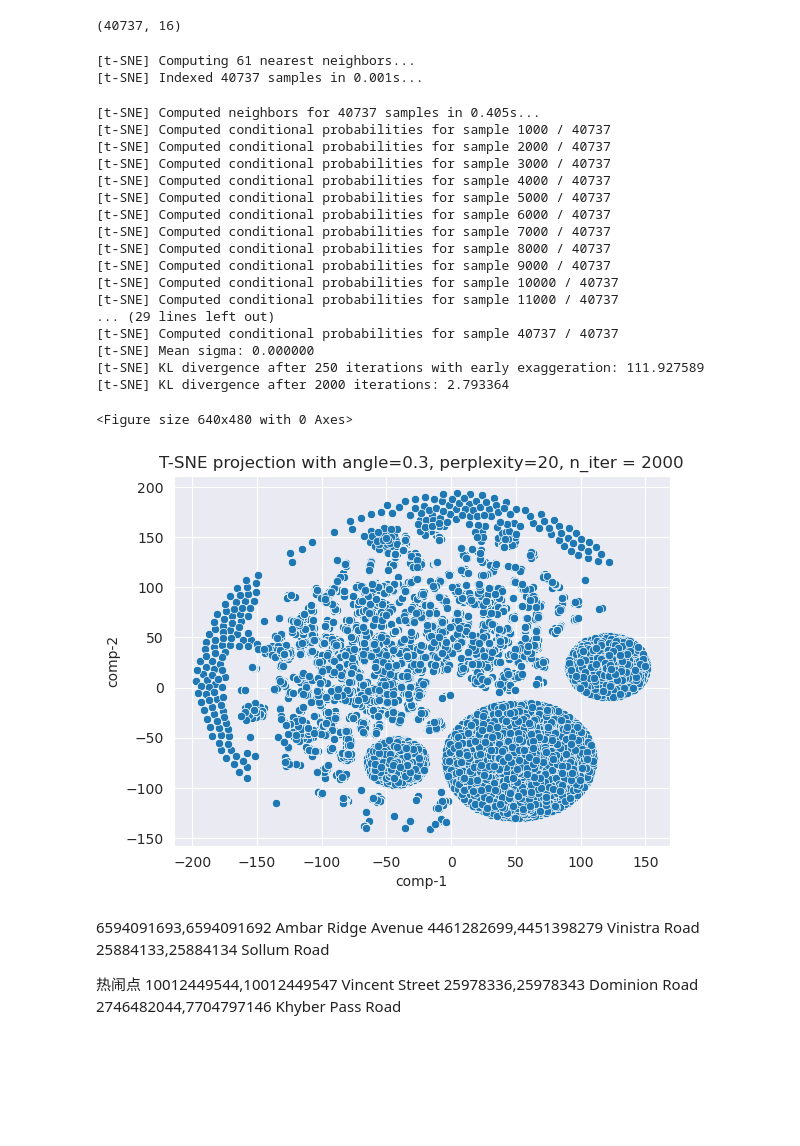
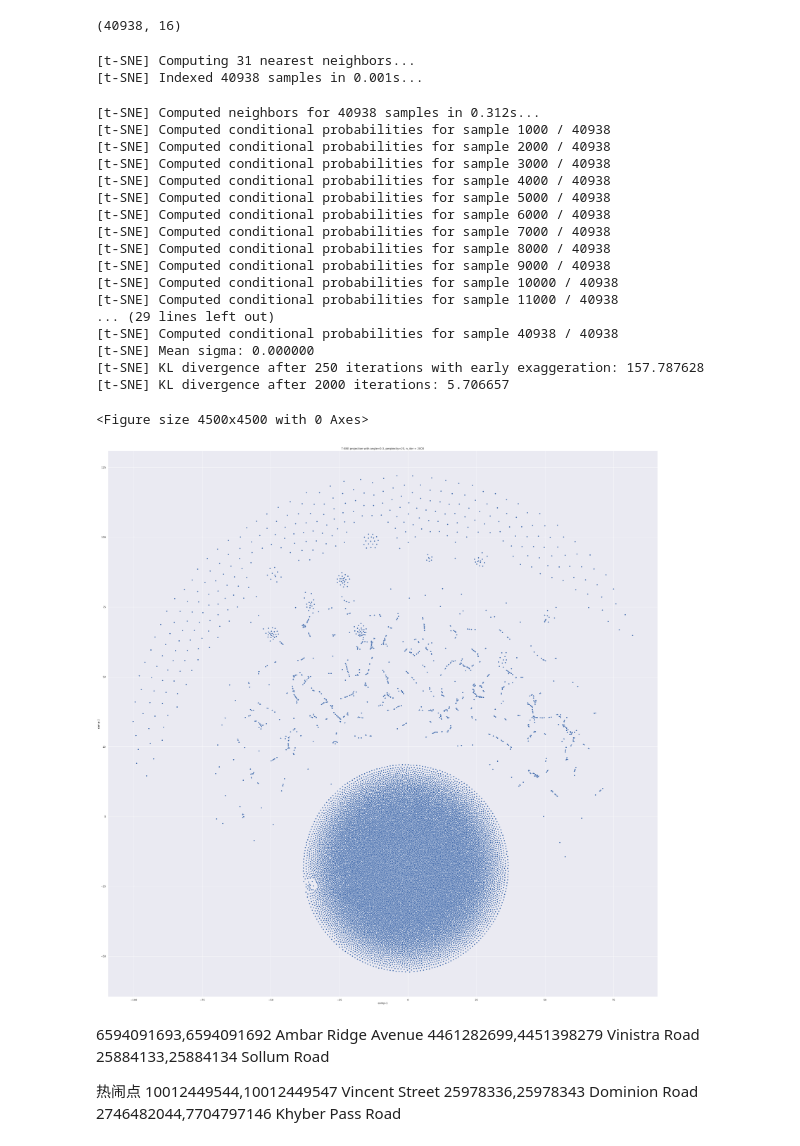
Before and after one commit to masonyc/uoa_789, a Jupyter notebook: src/Tuned_visualized_embedding.ipynb, the cells around one changed output. Cells and saved outputs as stored; diff of their text form; code cells hidden in the pictures; blank space fills up the shorter version.

```diff
--- a/src/Tuned_visualized_embedding.ipynb
+++ b/src/Tuned_visualized_embedding.ipynb
@@ -12,7 +12,7 @@ def find_embedding_for_property(property_df,street_df,emb_df):
     output_df = property_df.merge(street_with_embedding,on=["street_sources","street_targets"])
     return output_df
 # %%
-akl_embedding_df = pd.read_csv(f"./outputs/akl_embedding_1667716704.csv")
+akl_embedding_df = pd.read_csv(f"./outputs/akl_embedding_1668394483.csv")
 AKL_df = pd.read_csv(f"{output_path}/datasets/property_data_with_street.csv",encoding='latin1')
 AKL_df = AKL_df.drop(['Unnamed: 0'],axis=1)
 embedding_size = akl_embedding_df.shape[1]
@@ -26,39 +26,39 @@ AKL_df = find_embedding_for_property(AKL_df,akl_street_nodes_df,akl_embedding_df
 tsne_embedding_df = AKL_df[AKL_df.columns.intersection(akl_embedding_df.columns)]
 print(tsne_embedding_df.shape)
 # %% [output]
-(40737, 16)
+(40938, 16)
 # %%
-tsne_embedded = TSNE(n_components=2,learning_rate='auto',angle=0.3,n_iter=2000, perplexity=20,random_state=RANDOM_STATE,verbose=1,n_jobs=-1).fit_transform(tsne_embedding_df.copy())
+tsne_embedded = TSNE(n_components=2,learning_rate='auto',angle=0.3,n_iter=2000, perplexity=10,random_state=RANDOM_STATE,verbose=1,n_jobs=-1).fit_transform(tsne_embedding_df.copy())
 
 df = pd.DataFrame()
 df["comp-1"] = tsne_embedded[:,0]
 df["comp-2"] = tsne_embedded[:,1]
 plt.clf()
 plt.figure()
 sns.scatterplot(x="comp-1", y="comp-2", data=df).set(title=f"T-SNE projection with angle=0.3, perplexity={20}, n_iter = {2000}")
 plt.savefig(f"./outputs/visualized_embedding_final.pdf")
 # %% [output]
-[t-SNE] Computing 61 nearest neighbors...
-[t-SNE] Indexed 40737 samples in 0.001s...
+[t-SNE] Computing 31 nearest neighbors...
+[t-SNE] Indexed 40938 samples in 0.001s...
-[t-SNE] Computed neighbors for 40737 samples in 0.405s...
-[t-SNE] Computed conditional probabilities for sample 1000 / 40737
-[t-SNE] Computed conditional probabilities for sample 2000 / 40737
-[t-SNE] Computed conditional probabilities for sample 3000 / 40737
-[t-SNE] Computed conditional probabilities for sample 4000 / 40737
-[t-SNE] Computed conditional probabilities for sample 5000 / 40737
-[t-SNE] Computed conditional probabilities for sample 6000 / 40737
-[t-SNE] Computed conditional probabilities for sample 7000 / 40737
-[t-SNE] Computed conditional probabilities for sample 8000 / 40737
-[t-SNE] Computed conditional probabilities for sample 9000 / 40737
-[t-SNE] Computed conditional probabilities for sample 10000 / 40737
-[t-SNE] Computed conditional probabilities for sample 11000 / 40737
+[t-SNE] Computed neighbors for 40938 samples in 0.312s...
+[t-SNE] Computed conditional probabilities for sample 1000 / 40938
+[t-SNE] Computed conditional probabilities for sample 2000 / 40938
+[t-SNE] Computed conditional probabilities for sample 3000 / 40938
+[t-SNE] Computed conditional probabilities for sample 4000 / 40938
+[t-SNE] Computed conditional probabilities for sample 5000 / 40938
+[t-SNE] Computed conditional probabilities for sample 6000 / 40938
+[t-SNE] Computed conditional probabilities for sample 7000 / 40938
+[t-SNE] Computed conditional probabilities for sample 8000 / 40938
+[t-SNE] Computed conditional probabilities for sample 9000 / 40938
+[t-SNE] Computed conditional probabilities for sample 10000 / 40938
+[t-SNE] Computed conditional probabilities for sample 11000 / 40938
 ... (29 lines left out)
-[t-SNE] Computed conditional probabilities for sample 40737 / 40737
+[t-SNE] Computed conditional probabilities for sample 40938 / 40938
 [t-SNE] Mean sigma: 0.000000
-[t-SNE] KL divergence after 250 iterations with early exaggeration: 111.927589
-[t-SNE] KL divergence after 2000 iterations: 2.793364
+[t-SNE] KL divergence after 250 iterations with early exaggeration: 157.787628
+[t-SNE] KL divergence after 2000 iterations: 5.706657
-<Figure size 640x480 with 0 Axes>
+<Figure size 4500x4500 with 0 Axes>
-[figure, old version]
+[figure, new version]
 # %% [markdown]
 6594091693,6594091692 Ambar Ridge Avenue
 4461282699,4451398279 Vinistra Road
```
Also changed, not shown: parts of 2 cells of this notebook, 23 other files.
